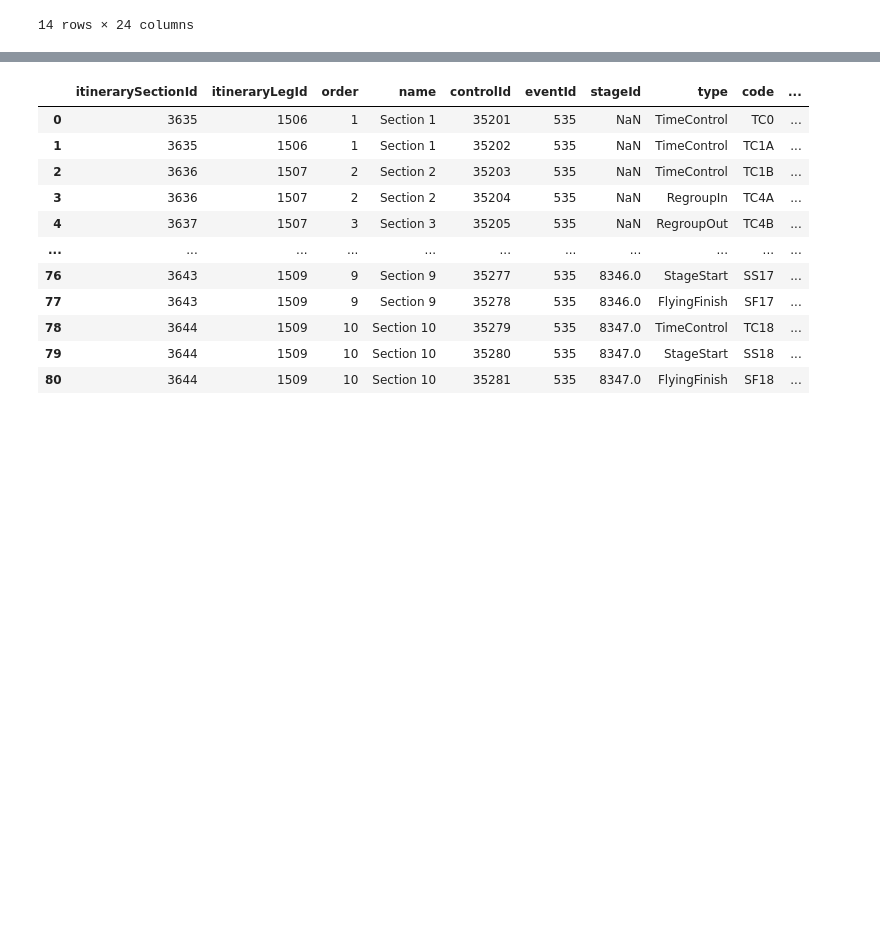
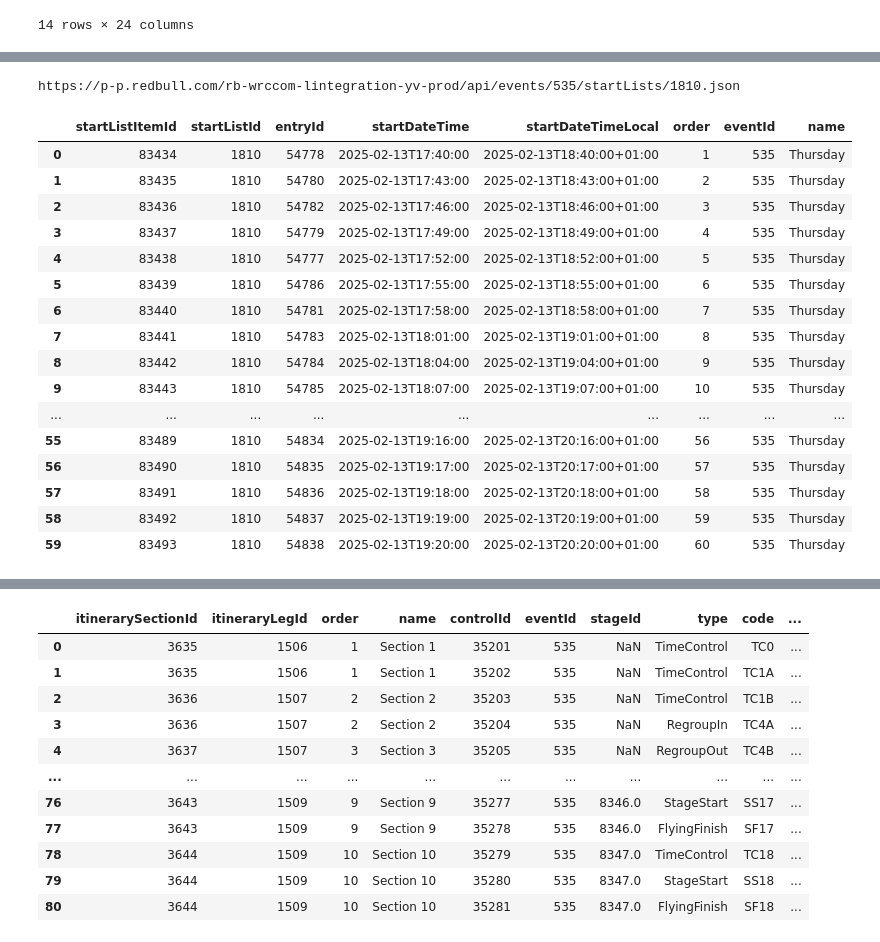
Before and after one commit to RallyDataJunkie/wrc-shinylive, a Jupyter notebook: src/shinyapp/.newRedBullAPI.ipynb, the cells around one changed output, grey strips where cells are left out. Saved outputs shown, nothing was run; the diff lists cells and outputs as text; code cells hidden in the pictures; blank space fills up the shorter version.

Commit message:
More updates to shinyapp v2: itinerary, startlist, improve penalty, retirements

```diff
--- a/src/shinyapp/.newRedBullAPI.ipynb
+++ b/src/shinyapp/.newRedBullAPI.ipynb
@@ -1322,3 +1423,24 @@ wrc.getItineraryLegs()
+# %%
+wrc._getStartLists( startListId=1810)
+# %% [output]
+https://p-p.redbull.com/rb-wrccom-lintegration-yv-prod/api/events/535/startLists/1810.json
+|  | startListItemId | startListId | entryId | startDateTime | startDateTimeLocal | order | eventId | name |
+| 0 | 83434 | 1810 | 54778 | 2025-02-13T17:40:00 | 2025-02-13T18:40:00+01:00 | 1 | 535 | Thursday |
+| 1 | 83435 | 1810 | 54780 | 2025-02-13T17:43:00 | 2025-02-13T18:43:00+01:00 | 2 | 535 | Thursday |
+| 2 | 83436 | 1810 | 54782 | 2025-02-13T17:46:00 | 2025-02-13T18:46:00+01:00 | 3 | 535 | Thursday |
+| 3 | 83437 | 1810 | 54779 | 2025-02-13T17:49:00 | 2025-02-13T18:49:00+01:00 | 4 | 535 | Thursday |
+| 4 | 83438 | 1810 | 54777 | 2025-02-13T17:52:00 | 2025-02-13T18:52:00+01:00 | 5 | 535 | Thursday |
+| 5 | 83439 | 1810 | 54786 | 2025-02-13T17:55:00 | 2025-02-13T18:55:00+01:00 | 6 | 535 | Thursday |
+| 6 | 83440 | 1810 | 54781 | 2025-02-13T17:58:00 | 2025-02-13T18:58:00+01:00 | 7 | 535 | Thursday |
+| 7 | 83441 | 1810 | 54783 | 2025-02-13T18:01:00 | 2025-02-13T19:01:00+01:00 | 8 | 535 | Thursday |
+| 8 | 83442 | 1810 | 54784 | 2025-02-13T18:04:00 | 2025-02-13T19:04:00+01:00 | 9 | 535 | Thursday |
+| 9 | 83443 | 1810 | 54785 | 2025-02-13T18:07:00 | 2025-02-13T19:07:00+01:00 | 10 | 535 | Thursday |
+| ... | ... | ... | ... | ... | ... | ... | ... | ... |
+| 55 | 83489 | 1810 | 54834 | 2025-02-13T19:16:00 | 2025-02-13T20:16:00+01:00 | 56 | 535 | Thursday |
+| 56 | 83490 | 1810 | 54835 | 2025-02-13T19:17:00 | 2025-02-13T20:17:00+01:00 | 57 | 535 | Thursday |
+| 57 | 83491 | 1810 | 54836 | 2025-02-13T19:18:00 | 2025-02-13T20:18:00+01:00 | 58 | 535 | Thursday |
+| 58 | 83492 | 1810 | 54837 | 2025-02-13T19:19:00 | 2025-02-13T20:19:00+01:00 | 59 | 535 | Thursday |
+| 59 | 83493 | 1810 | 54838 | 2025-02-13T19:20:00 | 2025-02-13T20:20:00+01:00 | 60 | 535 | Thursday |
 # %%
 wrc.getItinerarySections()
 # %% [output]
```
Also changed, not shown: parts of 5 cells of this notebook, 4 other files.
